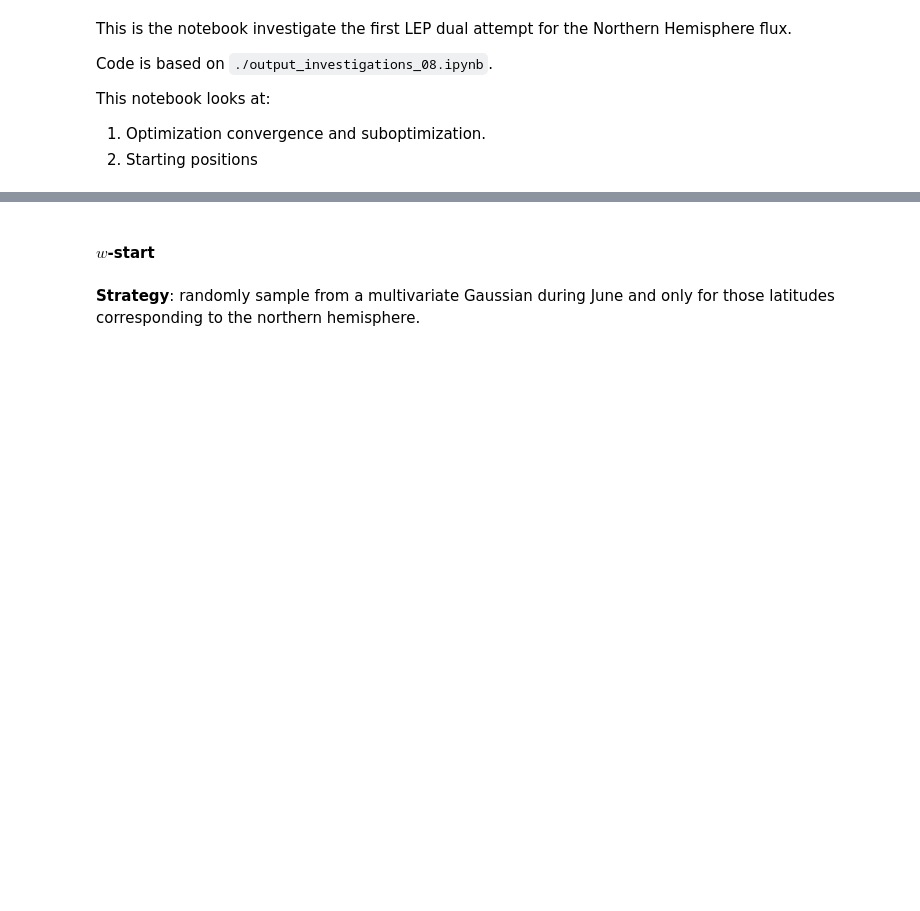
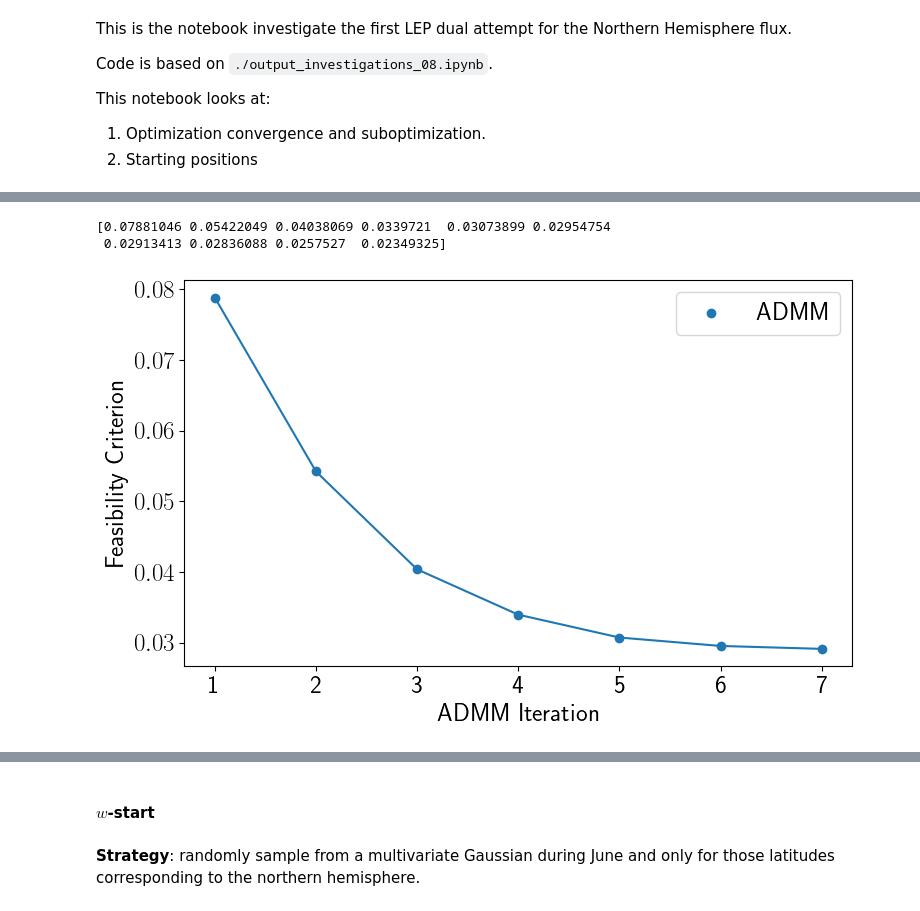
Before and after one commit to mcstanle/cf_inversion_sb_admm, a Jupyter notebook: output_investigations_19.ipynb, the cells around one changed output, grey strips where cells are left out. Cells and saved outputs as stored; diff of their text form; code cells hidden in the pictures; blank space fills up the shorter version.

Commit message:
updated lep admm for run 20

```diff
--- a/output_investigations_19.ipynb
+++ b/output_investigations_19.ipynb
@@ -80,0 +245,5 @@ True functional value: -0.29862735072828017
+# %%
+# final results from the previous run
+with open(BASE_DIR + '/19/final_results.pkl', 'rb') as f:
+    final_res = pickle.load(f)
+print(final_res)
@@ -80,0 +268,23 @@ True functional value: -0.29862735072828017
+# %%
+NUM_ITERS = 10
+feasibility = np.zeros(NUM_ITERS)
+for i in range(NUM_ITERS):
+    feasibility[i] = np.linalg.norm(h - A.T @ final_res['c_opt_output']['vectors'][i] - final_res['KTw_vecs'][i])
+print(feasibility)
+# %% [output]
+[0.07881046 0.05422049 0.04038069 0.0339721  0.03073899 0.02954754
+ 0.02913413 0.02836088 0.0257527  0.02349325]
+# %%
+plt.figure(figsize=(8, 5))
+plt.plot(np.arange(1, NUM_ITERS + 1), feasibility)
+plt.scatter(np.arange(1, NUM_ITERS + 1), feasibility, label='ADMM')
+
+plt.xticks(ticks=np.arange(1, NUM_ITERS + 1), labels=np.arange(1, NUM_ITERS + 1))
+plt.xlabel('ADMM Iteration')
+plt.ylabel('Feasibility Criterion')
+plt.legend()
+plt.tight_layout()
+plt.savefig(SAVE_FIG_BASE + '/feasibility_progress.png', dpi=300)
+plt.show()
+# %% [output]
+[figure, added]
```
Also changed, not shown: parts of 23 cells of this notebook, 3 other files.
